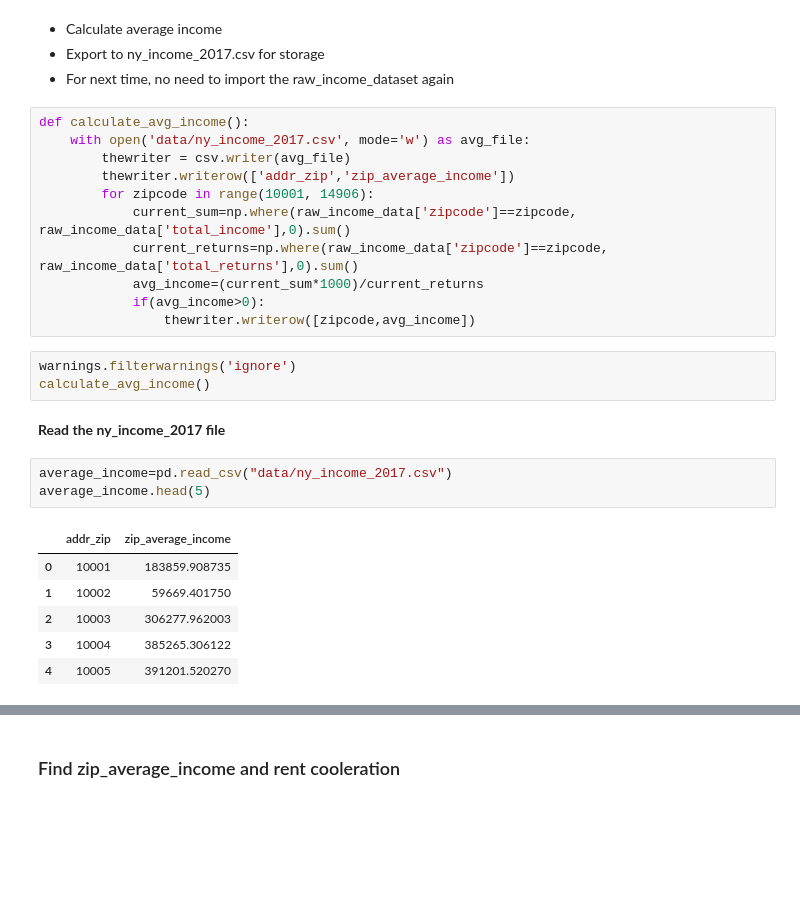
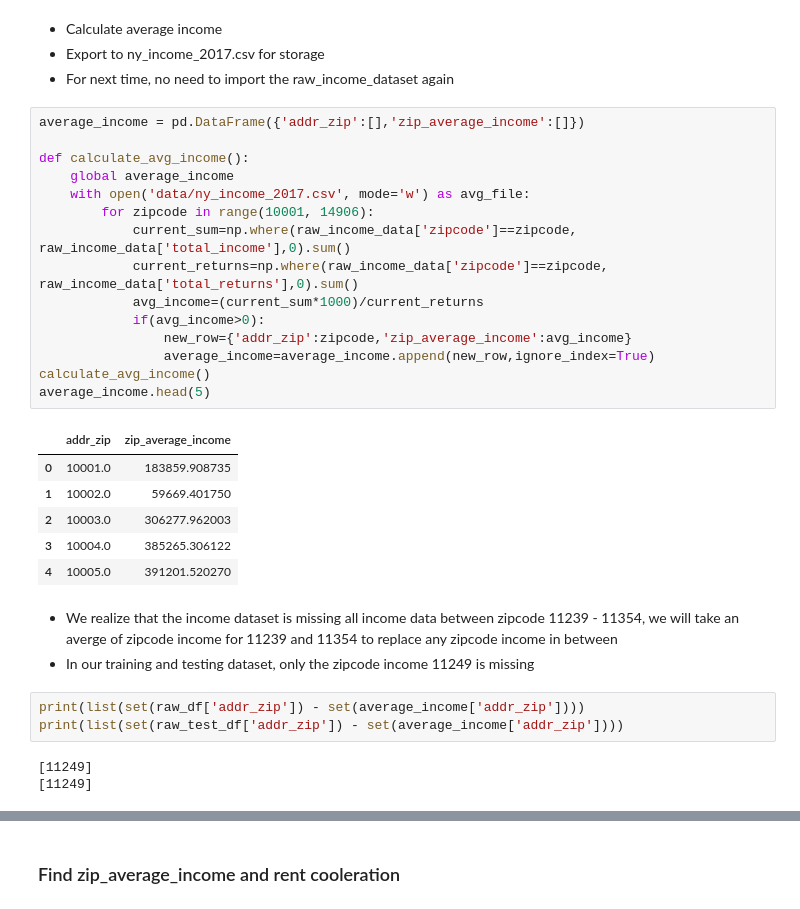
Before and after one commit to JiejayLan/data_science_project, a Jupyter notebook: main.ipynb, the cells around one changed output, grey strips where cells are left out. Saved outputs shown, nothing was run; the diff lists cells and outputs as text; blank space fills up the shorter version.

Commit message:
fix missing zipcode income

```diff
--- a/main.ipynb
+++ b/main.ipynb
@@ -203,28 +195,33 @@ By using the np.where and sum function, we can obtain the sum of income and sum
 - Export to ny_income_2017.csv for storage
 - For next time, no need to import the raw_income_dataset again
 # %%
+average_income = pd.DataFrame({'addr_zip':[],'zip_average_income':[]})
+
 def calculate_avg_income():
+    global average_income
     with open('data/ny_income_2017.csv', mode='w') as avg_file:
-        thewriter = csv.writer(avg_file)
-        thewriter.writerow(['addr_zip','zip_average_income'])
         for zipcode in range(10001, 14906):
             current_sum=np.where(raw_income_data['zipcode']==zipcode, raw_income_data['total_income'],0).sum()
             current_returns=np.where(raw_income_data['zipcode']==zipcode, raw_income_data['total_returns'],0).sum()
             avg_income=(current_sum*1000)/current_returns
             if(avg_income>0):
-                thewriter.writerow([zipcode,avg_income])
+                new_row={'addr_zip':zipcode,'zip_average_income':avg_income}
+                average_income=average_income.append(new_row,ignore_index=True)
+calculate_avg_income()
+average_income.head(5)
+# %% [output]
+|  | addr_zip | zip_average_income |
+| 0 | 10001.0 | 183859.908735 |
+| 1 | 10002.0 | 59669.401750 |
+| 2 | 10003.0 | 306277.962003 |
+| 3 | 10004.0 | 385265.306122 |
+| 4 | 10005.0 | 391201.520270 |
-# %%
-warnings.filterwarnings('ignore')
-calculate_avg_income()
-# %% [markdown]
-<b>Read the ny_income_2017 file</b>
-# %%
-average_income=pd.read_csv("data/ny_income_2017.csv")
-average_income.head(5)
-# %% [output]
-|  | addr_zip | zip_average_income |
-| 0 | 10001 | 183859.908735 |
-| 1 | 10002 | 59669.401750 |
-| 2 | 10003 | 306277.962003 |
-| 3 | 10004 | 385265.306122 |
-| 4 | 10005 | 391201.520270 |
+# %% [markdown]
+ - We realize that the income dataset is missing all income data between zipcode 11239 - 11354, we will take an averge of zipcode income for 11239 and 11354 to replace any zipcode income in between
+ - In our training and testing dataset, only the zipcode income 11249 is missing
+# %%
+print(list(set(raw_df['addr_zip']) - set(average_income['addr_zip'])))
+print(list(set(raw_test_df['addr_zip']) - set(average_income['addr_zip'])))
+# %% [output]
+[11249]
+[11249]
```
Also changed, not shown: parts of 18 cells of this notebook.
